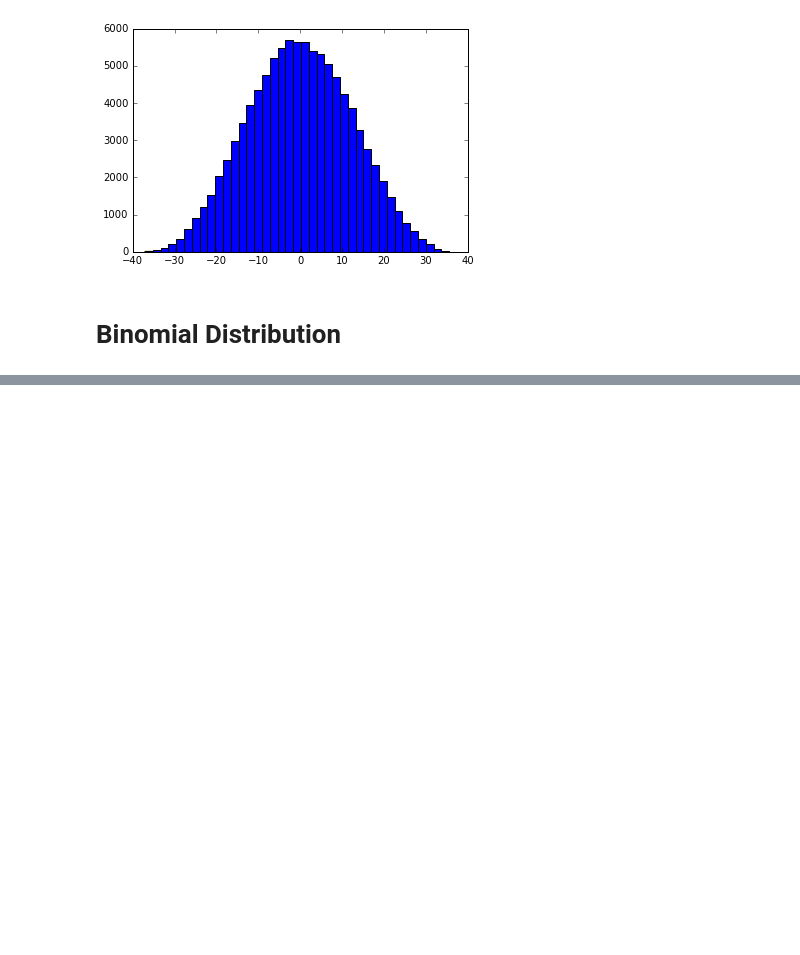
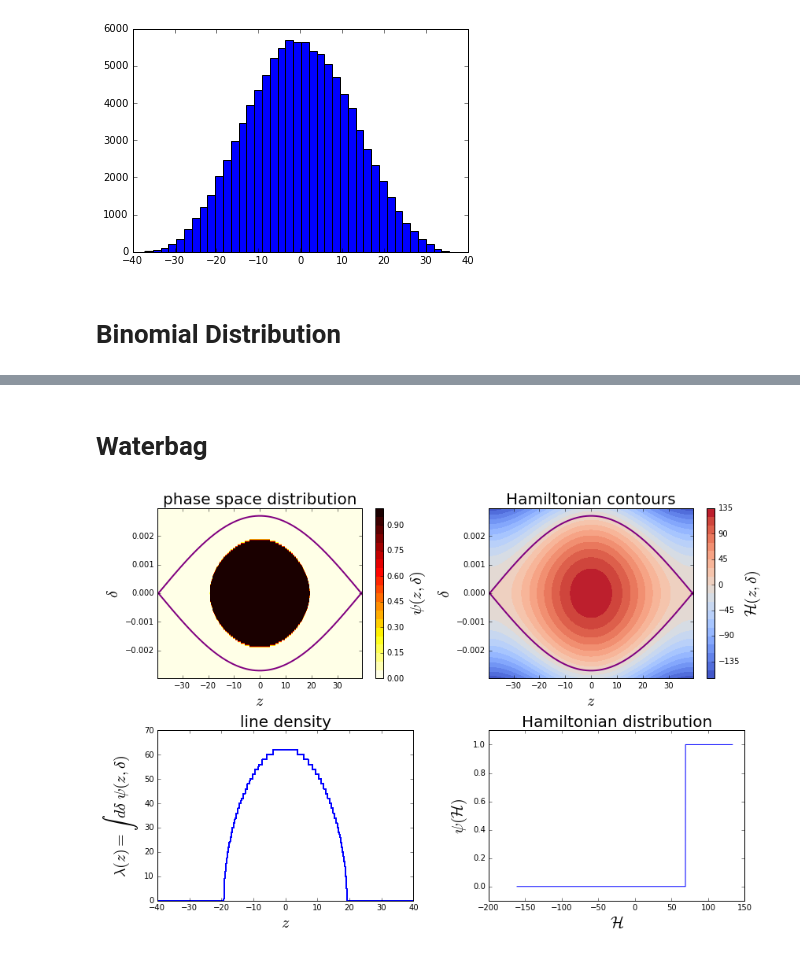
Before and after one commit to PyCOMPLETE/PyHEADTAIL-playground, a Jupyter notebook: RFBucket_Matching.ipynb, the cells around one changed output, grey strips where cells are left out. Cells and saved outputs as stored; diff of their text form; code cells hidden in the pictures; blank space fills up the shorter version.

```diff
--- a/RFBucket_Matching.ipynb
+++ b/RFBucket_Matching.ipynb
@@ -121,0 +218,27 @@ plt.hist(z, bins=40);
+# %% [markdown]
+# Waterbag
+# %%
+class StationaryWaterbag(object):
+    def __init__(self, H, Hmax=None, Hcut=0):
+        self.H = H
+        self.H0 = 1
+        if not Hmax:
+            self.Hmax = H(0, 0)
+        else:
+            self.Hmax = Hmax
+        self.Hcut = Hcut
+
+    def _psi(self, H):
+        # convert from convex Hamiltonian
+        # (SFP being the maximum and the separatrix having zero value)
+        # to conventional scale (zero-valued minimum at SFP)
+        Hsep = self.Hcut + self.Hmax
+        Hn = Hsep - H
+        return np.piecewise(Hn, [Hn <= self.H0, Hn > self.H0], [1./self.H0, 0])
+
+    def function(self, z, dp):
+        return self._psi(self.H(z, dp).clip(min=0)) / self._psi(self.Hmax)
+# %%
+plot(StationaryWaterbag);
+# %% [output]
+[figure, added]
```
Also changed, not shown: parts of 19 cells of this notebook.
